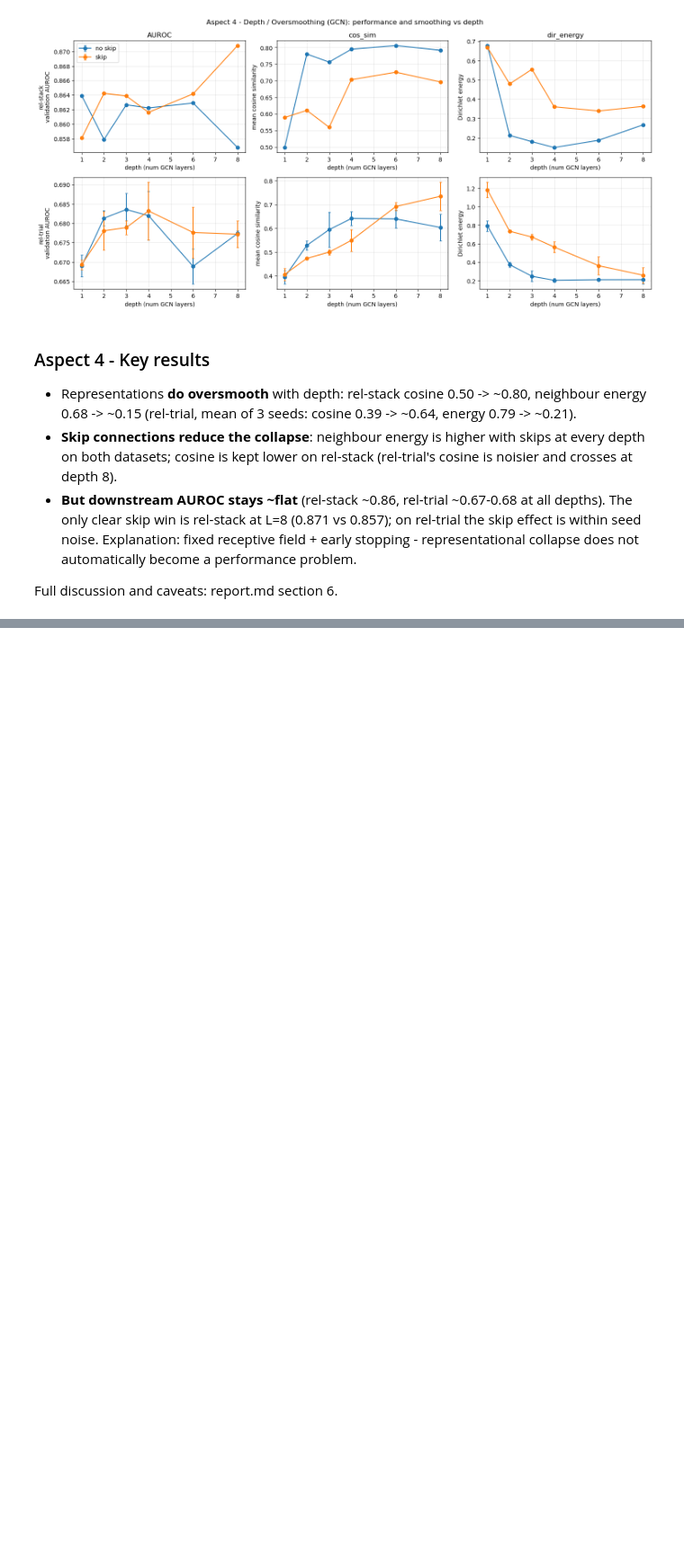
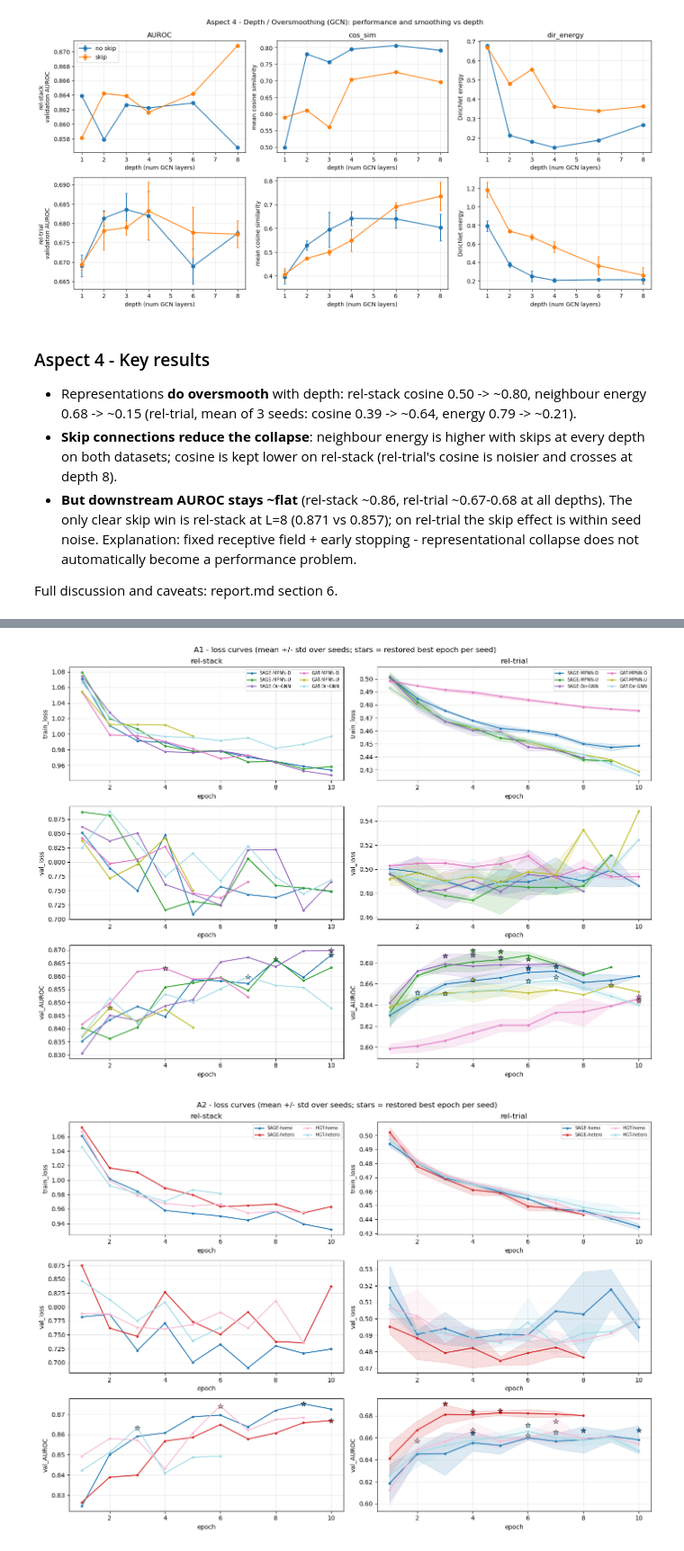
Before and after one commit to abodii2k1/structed_ML, a Jupyter notebook: hw3/final.ipynb, the cells around one changed output, grey strips where cells are left out. Shown at 90% size. Cells and saved outputs as stored; diff of their text form; code cells hidden in the pictures; blank space fills up the shorter version.

```diff
--- a/hw3/final.ipynb
+++ b/hw3/final.ipynb
@@ -497,6 +538,7 @@ rel-trial: all variants cached, skipping
 # Needs: setup (aspect1-1), train/eval (aspect1-3), Aspect2Model (aspect2-1). 3 seeds, ~5 min.
 CTRL_DATASET, CTRL_TASK = "rel-trial", "study-outcome"
 csv_path = os.path.join(ARTIFACTS, "aspect2_results.csv")
+lc_start = lc_logger(os.path.join(ARTIFACTS, "loss_curves_A2.csv"))
 results2 = pd.read_csv(csv_path).to_dict("records")
 done = {(r["dataset"], r["model"], r["setting"], int(r.get("seed", SEED))) for r in results2}
 todo = [sd for sd in seeds_for(CTRL_DATASET) if (CTRL_DATASET, "SAGE", "homo-wide", sd) not in done]
@@ -522,7 +564,8 @@ else:
         model = Aspect2Model(data, col_stats, ch_w, NUM_LAYERS, "SAGE", False).to(device)
         nparams = sum(p.numel() for p in model.parameters())
         t0 = time.time()
-        model = train_model(model, train_loader, val_loader, et, pw)
+        model = train_model(model, train_loader, val_loader, et, pw,
+                            on_epoch=lc_start(CTRL_DATASET, "SAGE-homo-wide", sd))
         m = evaluate(model, val_loader, et)
         m.update(dataset=CTRL_DATASET, model="SAGE", setting="homo-wide", seed=sd,
                  params=nparams, train_s=time.time() - t0)
@@ -713,6 +746,7 @@ class A3Model(nn.Module):
 # ---------- Aspect 3: run 3 strategies x 3 seeds (resumable) ----------
 STRATEGIES = ["id", "column", "llm"]
 csv_path = os.path.join(ARTIFACTS, "aspect3_results.csv")
+lc_start = lc_logger(os.path.join(ARTIFACTS, "loss_curves_A3.csv"))
 results3 = pd.read_csv(csv_path).to_dict("records") if os.path.exists(csv_path) else []
 done = {(r["dataset"], r["strategy"], int(r["seed"])) for r in results3}
 
@@ -736,7 +770,8 @@ for dataset_name, task_name in TASKS:
             model = A3Model(sub, blob["col_stats"], HIDDEN, NUM_LAYERS, strat, blob["llm_dim"]).to(device)
             nparams = sum(p.numel() for p in model.parameters())
             t0 = time.time()
-            model = train_model(model, train_loader, val_loader, et, pw)
+            model = train_model(model, train_loader, val_loader, et, pw,
+                                on_epoch=lc_start(dataset_name, strat, sd))
             m = evaluate(model, val_loader, et)
             m.update(dataset=dataset_name, strategy=strat, seed=sd, params=nparams,
                      train_s=time.time() - t0)
@@ -924,6 +971,7 @@ def train_a4(model, train_loader, val_loader, entity_table, pos_weight):
 # %%
 # ---------- Aspect 4: depth sweep with/without skips (3 seeds on rel-trial; resumable) ----------
 csv_path = os.path.join(ARTIFACTS, "aspect4_results.csv")
+lc_start = lc_logger(os.path.join(ARTIFACTS, "loss_curves_A4.csv"))
 if os.path.exists(csv_path):
     _prev = pd.read_csv(csv_path)
     if "seed" not in _prev.columns:
@@ -951,7 +999,8 @@ for dataset_name, task_name in TASKS:
         set_seed(sd)
         model = OversmoothGCN(data, col_stats, HIDDEN, L, skip).to(device)
         t0 = time.time()
-        model = train_a4(model, train_loader, val_loader, et, pw)
+        model = train_a4(model, train_loader, val_loader, et, pw,
+                         on_epoch=lc_start(dataset_name, f"L{L}{'-skip' if skip else ''}", sd))
         m = evaluate(model, val_loader, et)
         model.eval()
         with torch.no_grad():
@@ -1038,0 +1240,41 @@ Full discussion and caveats: report.md section 6.
+# %%
+# ---------- Supplementary figure: mean +/- std loss curves per aspect, with stop markers ----------
+lc = pd.read_csv(os.path.join(ARTIFACTS, "loss_curves.csv"))
+if "done" in lc.columns:
+    # keep the FULL epoch trajectory for any run that finished (not just its done=True row)
+    finished = lc.loc[lc["done"] == True, ["aspect", "dataset", "variant", "seed"]].drop_duplicates()
+    lc = lc.merge(finished, on=["aspect", "dataset", "variant", "seed"], how="inner")
+for aspect in ["A1", "A2", "A3", "A4"]:
+    sub = lc[lc.aspect == aspect]
+    if sub.empty: continue
+    dss = list(dict.fromkeys(sub.dataset))
+    fig, axes = plt.subplots(3, len(dss), figsize=(7 * len(dss), 10), squeeze=False)
+    for c, ds in enumerate(dss):
+        d = sub[sub.dataset == ds]
+        variants = list(dict.fromkeys(d.variant))
+        cmap = plt.cm.tab20(np.linspace(0, 1, max(len(variants), 2)))
+        for r, col in enumerate(["train_loss", "val_loss", "val_AUROC"]):
+            ax = axes[r][c]
+            for i, v in enumerate(variants):
+                dv = d[d.variant == v]
+                g = dv.groupby("epoch")[col]
+                mean = g.mean(); std = g.std().fillna(0.0); n = g.count()
+                ax.plot(mean.index, mean.values, marker=".", color=cmap[i], label=v)
+                if (n > 1).any():
+                    ax.fill_between(mean.index, mean.values - std.values, mean.values + std.values,
+                                    color=cmap[i], alpha=0.15)
+                if col == "val_AUROC":
+                    # mark the per-seed epoch each run actually stopped/restored-best at
+                    stops = dv.loc[dv.groupby("seed")["val_AUROC"].idxmax()]
+                    ax.scatter(stops["epoch"], stops["val_AUROC"], color=cmap[i], marker="*",
+                              s=80, zorder=5, edgecolor="black", linewidth=0.5)
+            ax.set_xlabel("epoch"); ax.set_ylabel(col); ax.grid(alpha=0.3)
+            if r == 0: ax.set_title(ds)
+        axes[0][c].legend(fontsize=7, ncol=2)
+    fig.suptitle(f"{aspect} - loss curves (mean +/- std over seeds; stars = restored best epoch per seed)")
+    fig.tight_layout()
+    fig.savefig(os.path.join(ARTIFACTS, f"loss_curves_{aspect}.png"), dpi=120, bbox_inches="tight")
+    plt.show()
+# %% [output]
+[figure, added]
+[figure, added]
```
Also changed, not shown: parts of 18 cells of this notebook, 29 other files.
